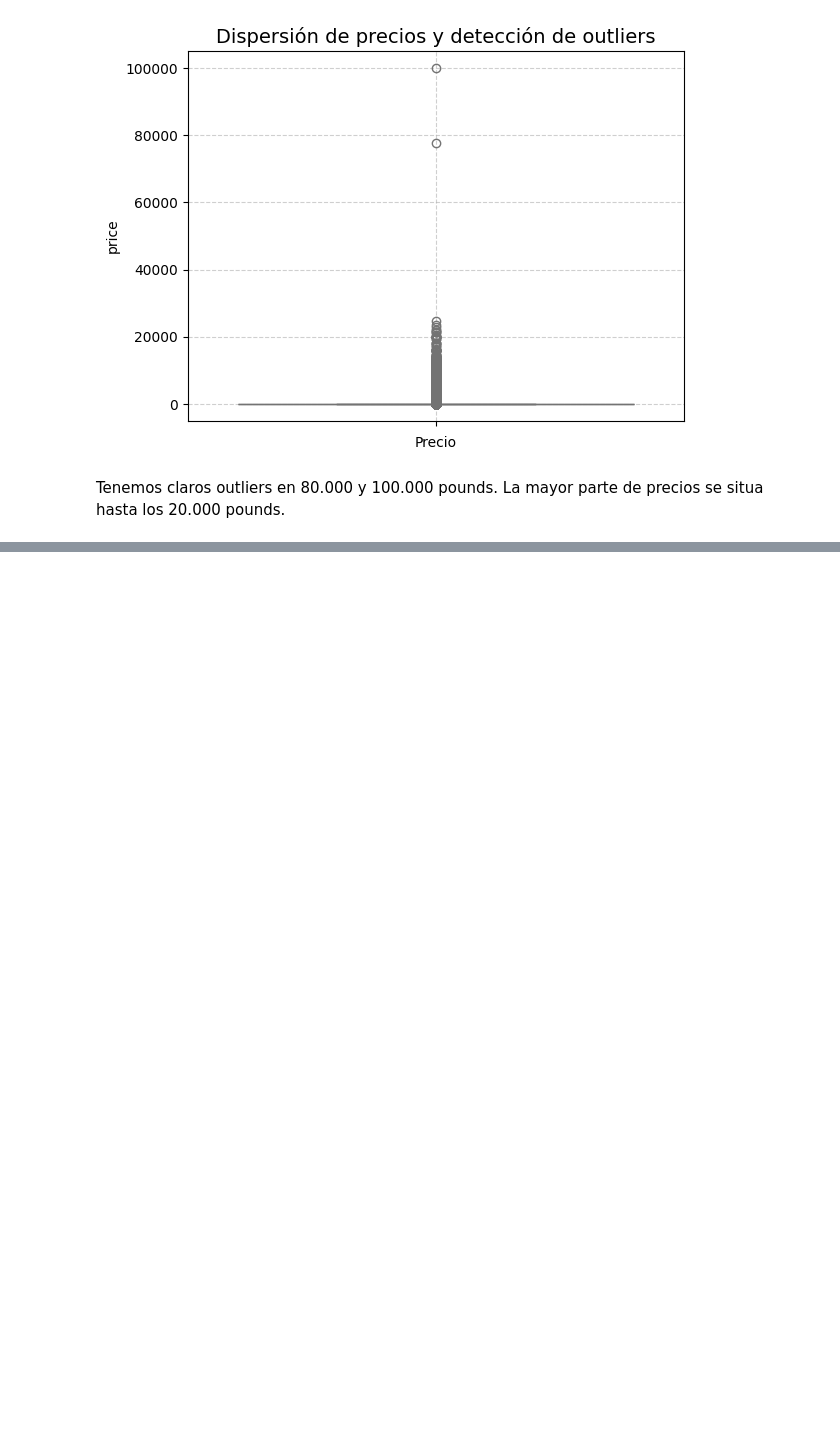
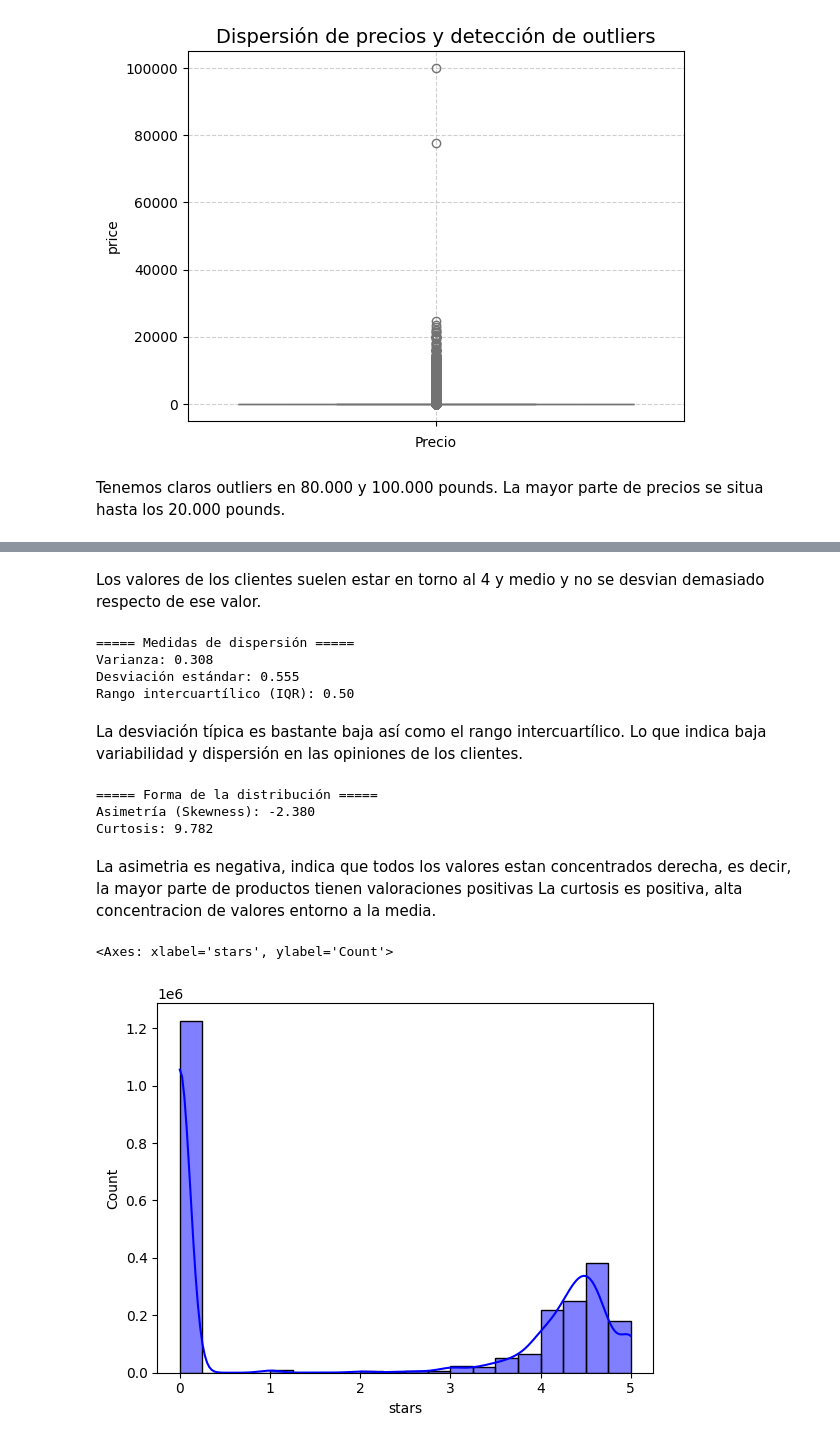
Before and after one commit to eliasgitch/lab-eda-univariate, a Jupyter notebook: Lab_EDA.ipynb, the cells around one changed output, grey strips where cells are left out. Cells and saved outputs as stored; diff of their text form; code cells hidden in the pictures; blank space fills up the shorter version.

```diff
--- a/Lab_EDA.ipynb
+++ b/Lab_EDA.ipynb
@@ -239,0 +315,41 @@ Tenemos claros outliers en 80.000 y 100.000 pounds. La mayor parte de precios se
+# %% [markdown]
+Los valores de los clientes suelen estar en torno al 4 y medio y no se desvian demasiado respecto de ese valor.
+# %%
+# Determina la varianza, desviación estándar y el rango intercuartílico (IQR) de las valoraciones
+
+varianza = df_valid["stars"].var()
+desviacion_std = df_valid["stars"].std()
+iqr = df_valid["stars"].quantile(0.75) - df_valid["stars"].quantile(0.25)
+
+print("\n===== Medidas de dispersión =====")
+print(f"Varianza: {varianza:.3f}")
+print(f"Desviación estándar: {desviacion_std:.3f}")
+print(f"Rango intercuartílico (IQR): {iqr:.2f}")
+# %% [output]
+===== Medidas de dispersión =====
+Varianza: 0.308
+Desviación estándar: 0.555
+Rango intercuartílico (IQR): 0.50
+# %% [markdown]
+La desviación típica es bastante baja así como el rango intercuartílico. Lo que indica baja variabilidad y dispersión en las opiniones de los clientes.
+# %%
+# Calcula la asimetría (skewness) y la curtosis (kurtosis) de la columna de valoraciones
+
+asimetria = df_valid['stars'].skew()
+curtosis= df_valid['stars'].kurtosis()
+
+print("\n===== Forma de la distribución =====")
+print(f"Asimetría (Skewness): {asimetria:.3f}")
+print(f"Curtosis: {curtosis:.3f}")
+# %% [output]
+===== Forma de la distribución =====
+Asimetría (Skewness): -2.380
+Curtosis: 9.782
+# %% [markdown]
+La asimetria es negativa, indica que todos los valores estan concentrados derecha, es decir, la mayor parte de productos tienen valoraciones positivas
+La curtosis es positiva, alta concentracion de valores entorno a la media.
+# %%
+sns.histplot(df['stars'], bins=20, kde=True, color='blue')
+# %% [output]
+<Axes: xlabel='stars', ylabel='Count'>
+[figure, added]
```
Also changed, not shown: parts of 5 cells of this notebook.
